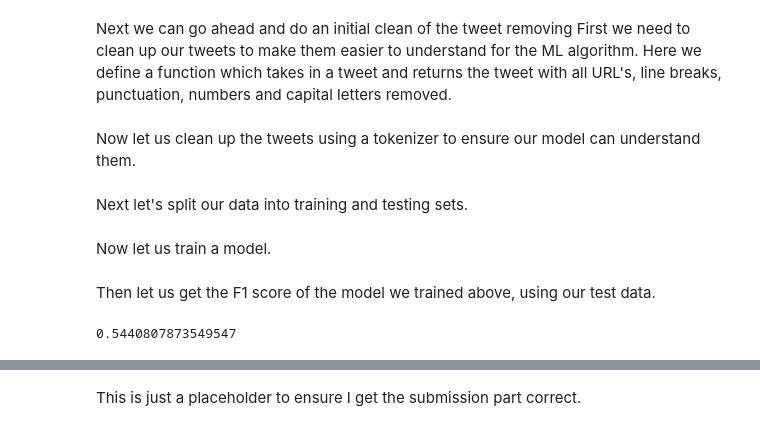
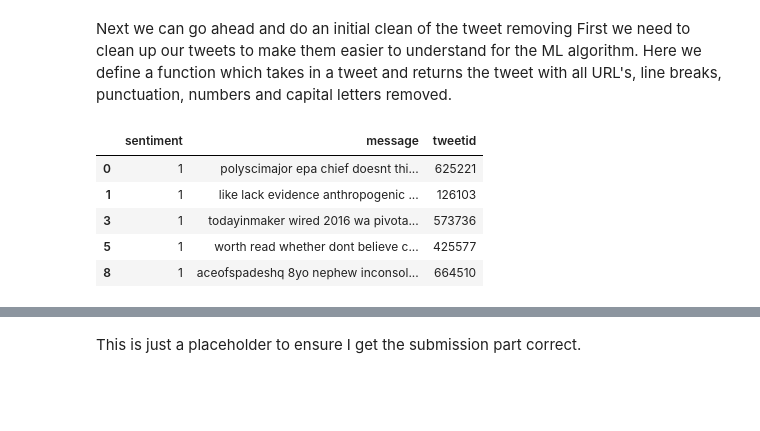
Before and after one commit to Otiuc/classification-predict, a Jupyter notebook: classification-predict.ipynb, the cells around one changed output, grey strips where cells are left out. Cells and saved outputs as stored; diff of their text form; code cells hidden in the pictures; blank space fills up the shorter version.

```diff
--- a/classification-predict.ipynb
+++ b/classification-predict.ipynb
@@ -48,15 +70,2 @@ x = train['message']
 # %% [markdown]
 Next we can go ahead and do an initial clean of the tweet removing First we need to clean up our tweets to make them easier to understand for the ML algorithm. Here we define a function which takes in a tweet and returns the tweet with all URL's, line breaks, punctuation, numbers and capital letters removed.
-# %%
-def tweet_preprocessor(tweet):
-    tweet = tweet.replace('\n', ' ') # remove line breaks
-    tweet = re.sub(r"\bhttps://t.co/\w+", '', tweet) # remove URL's
-    tweet = re.sub('\w*\d\w*', ' ', tweet) # remove numbers
-    tweet = re.sub('[%s]' % re.escape(string.punctuation), ' ',
-            tweet.lower()) # remove capital letters and punctuation
-
-    return tweet
-
-x = [tweet_preprocessor(tweet) for tweet in x]
-# %% [markdown]
-Now let us clean up the tweets using a tokenizer to ensure our model can understand them.
@@ -66,3 +72,32 @@ X_vectorized = vectorizer.fit_transform(x)
-# %% [markdown]
-Next let's split our data into training and testing sets.
+# %%
+STOPWORDS = set(stopwords.words('english'))
+tokenizer = TweetTokenizer()
+lemmatizer = WordNetLemmatizer()
+
+def remove_punctuation(tweet):
+    return ''.join([l for l in tweet if l not in string.punctuation])
+
+def remove_stop_words(tokens):
+    return [t for t in tokens if t not in STOPWORDS]
+
+def tweet_preprocessor(tweet):
+    tweet = tweet.lower()
+    tweet = re.sub(r"\bhttps://t.co/\w+", 'url-web', tweet) # remove URL's
+    tweet = re.sub(r"#[a-zA-Z0-9]+\s", " ", tweet) # remove hashtags
+    tweet = remove_punctuation(tweet)
+    tweet = tokenizer.tokenize(tweet)
+    tweet = [lemmatizer.lemmatize(word) for word in tweet]
+    tweet = remove_stop_words(tweet)
+    return ' '.join(tweet)
+
+train['message'] = train['message'].apply(tweet_preprocessor)
+
+train.head()
+# %% [output]
+|  | sentiment | message | tweetid |
+| 0 | 1 | polyscimajor epa chief doesnt thi... | 625221 |
+| 1 | 1 | like lack evidence anthropogenic ... | 126103 |
+| 3 | 1 | todayinmaker wired 2016 wa pivota... | 573736 |
+| 5 | 1 | worth read whether dont believe c... | 425577 |
+| 8 | 1 | aceofspadeshq 8yo nephew inconsol... | 664510 |
 # %%
@@ -70,2 +106,0 @@ X_train, X_test, y_train, y_test = train_test_split(X_vectorized, y, test_size=.
-# %% [markdown]
-Now let us train a model.
@@ -76,6 +106,0 @@ rfc_pred = rfc.predict(X_test)
-# %% [markdown]
-Then let us get the F1 score of the model we trained above, using our test data.
-# %%
-f1_score(y_test, rfc_pred, average='macro')
-# %% [output]
-0.5440807873549547
```
Also changed, not shown: parts of 19 cells of this notebook.
